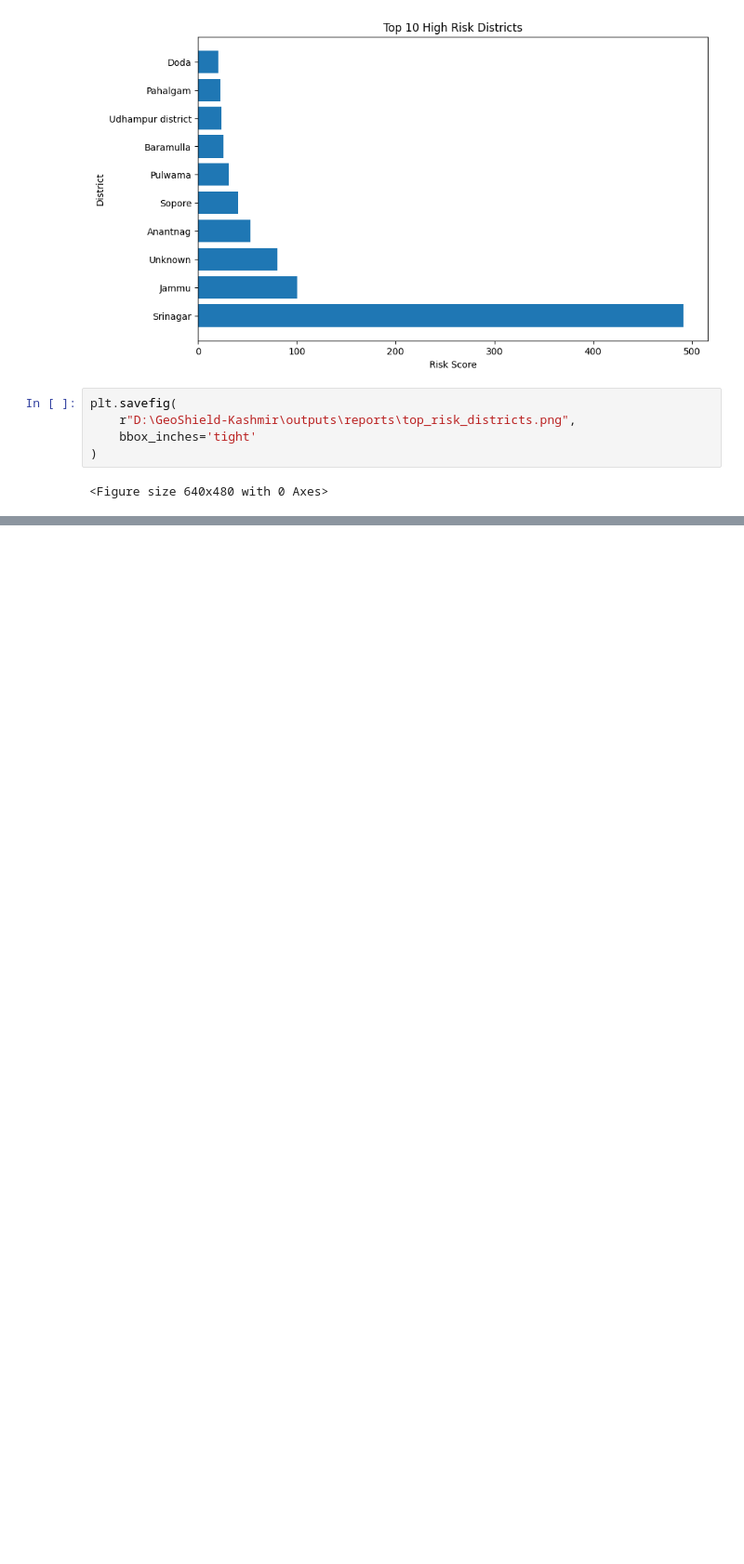
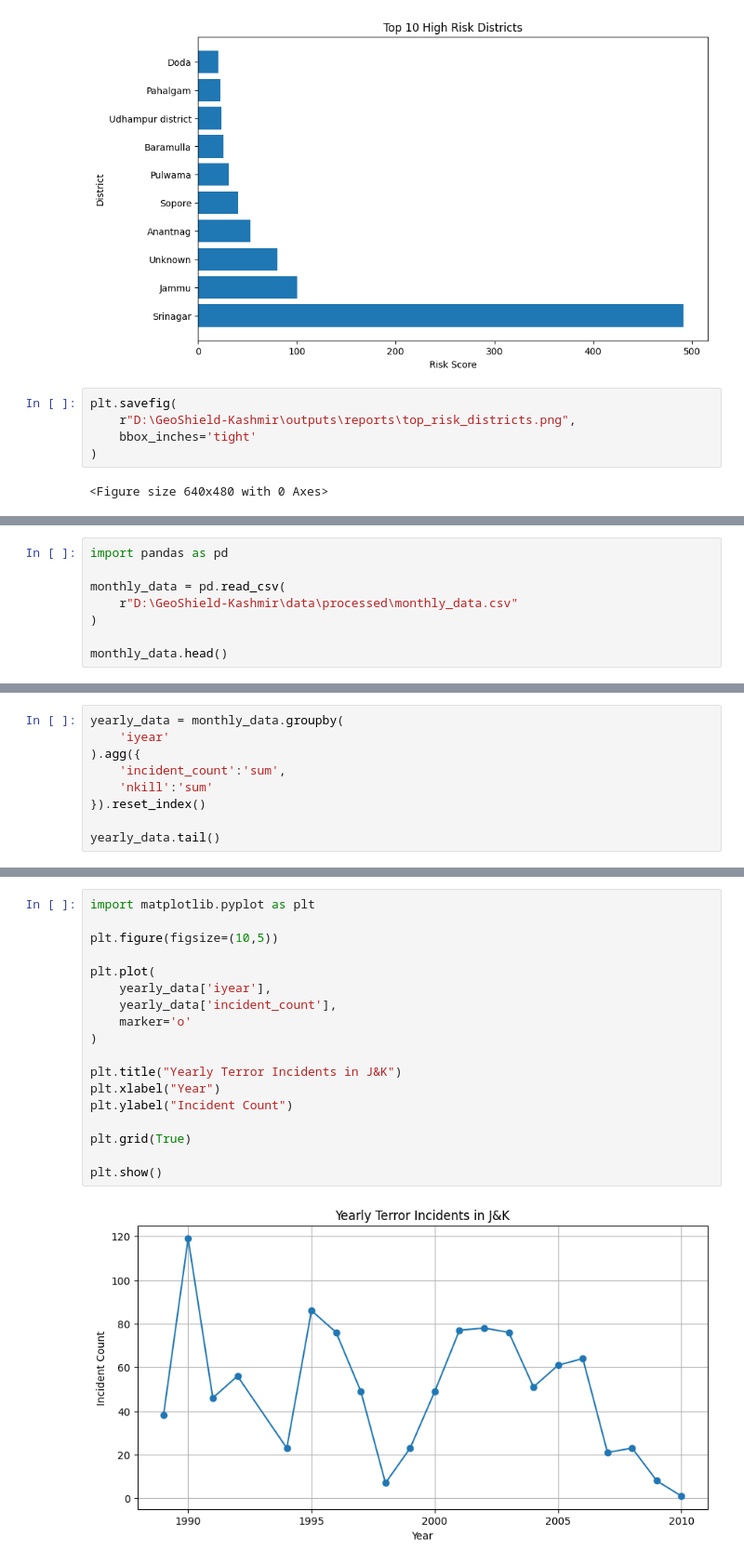
Before and after one commit to aajbelga/TRINETRA, a Jupyter notebook: notebooks/data_cleaning.ipynb, the cells around one changed output, grey strips where cells are left out. Shown at 93% size. Saved outputs shown, nothing was run; the diff lists cells and outputs as text; blank space fills up the shorter version.

```diff
--- a/notebooks/data_cleaning.ipynb
+++ b/notebooks/data_cleaning.ipynb
@@ -1646,0 +1663,8 @@ plt.savefig(
+# %%
+import pandas as pd
+
+monthly_data = pd.read_csv(
+    r"D:\GeoShield-Kashmir\data\processed\monthly_data.csv"
+)
+
+monthly_data.head()
@@ -1646,0 +1684,9 @@ plt.savefig(
+# %%
+yearly_data = monthly_data.groupby(
+    'iyear'
+).agg({
+    'incident_count':'sum',
+    'nkill':'sum'
+}).reset_index()
+
+yearly_data.tail()
@@ -1646,0 +1709,20 @@ plt.savefig(
+# %%
+import matplotlib.pyplot as plt
+
+plt.figure(figsize=(10,5))
+
+plt.plot(
+    yearly_data['iyear'],
+    yearly_data['incident_count'],
+    marker='o'
+)
+
+plt.title("Yearly Terror Incidents in J&K")
+plt.xlabel("Year")
+plt.ylabel("Incident Count")
+
+plt.grid(True)
+
+plt.show()
+# %% [output]
+[figure, added]
```
Also changed, not shown: parts of 18 cells of this notebook, 1 other file.
